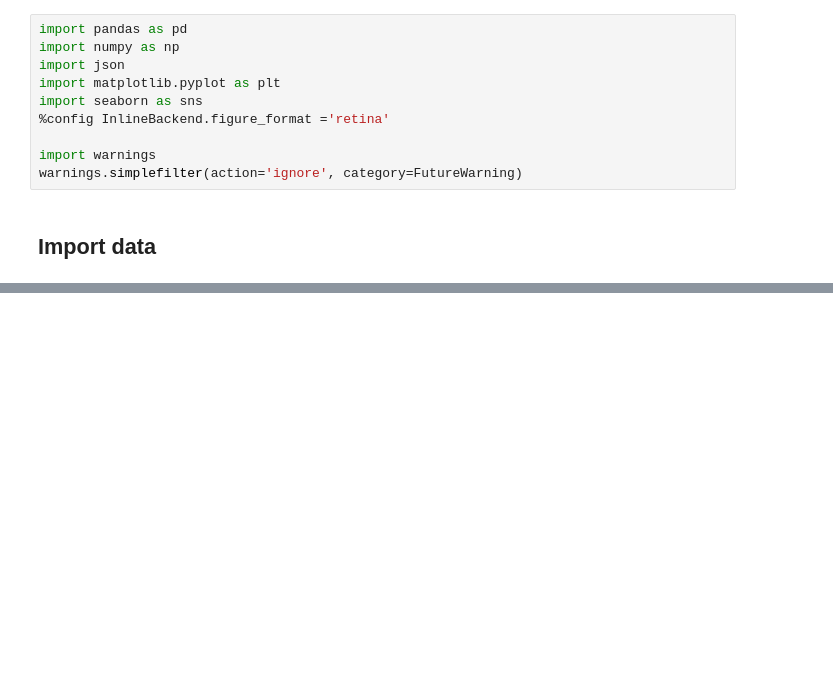
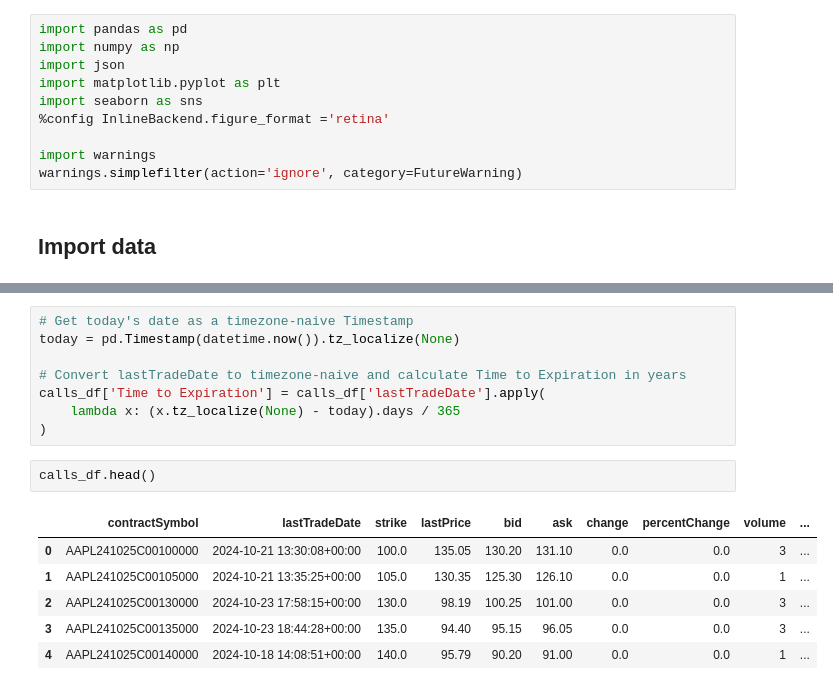
Before and after one commit to EthanFalcao/Defi_Options_Implied_Volatility, a Jupyter notebook: 5. Implied Volatility Surface.ipynb, the cells around one changed output, grey strips where cells are left out. Saved outputs shown, nothing was run; the diff lists cells and outputs as text; blank space fills up the shorter version.

```diff
--- a/5. Implied Volatility Surface.ipynb
+++ b/5. Implied Volatility Surface.ipynb
@@ -281,0 +150,17 @@ corr.style.background_gradient(cmap='coolwarm')
+# %%
+# Get today's date as a timezone-naive Timestamp
+today = pd.Timestamp(datetime.now()).tz_localize(None)
+
+# Convert lastTradeDate to timezone-naive and calculate Time to Expiration in years
+calls_df['Time to Expiration'] = calls_df['lastTradeDate'].apply(
+    lambda x: (x.tz_localize(None) - today).days / 365
+)
+# %%
+calls_df.head()
+# %% [output]
+|  | contractSymbol | lastTradeDate | strike | lastPrice | bid | ask | change | percentChange | volume | ... |
+| 0 | AAPL241025C00100000 | 2024-10-21 13:30:08+00:00 | 100.0 | 135.05 | 130.20 | 131.10 | 0.0 | 0.0 | 3 | ... |
+| 1 | AAPL241025C00105000 | 2024-10-21 13:35:25+00:00 | 105.0 | 130.35 | 125.30 | 126.10 | 0.0 | 0.0 | 1 | ... |
+| 2 | AAPL241025C00130000 | 2024-10-23 17:58:15+00:00 | 130.0 | 98.19 | 100.25 | 101.00 | 0.0 | 0.0 | 3 | ... |
+| 3 | AAPL241025C00135000 | 2024-10-23 18:44:28+00:00 | 135.0 | 94.40 | 95.15 | 96.05 | 0.0 | 0.0 | 3 | ... |
+| 4 | AAPL241025C00140000 | 2024-10-18 14:08:51+00:00 | 140.0 | 95.79 | 90.20 | 91.00 | 0.0 | 0.0 | 1 | ... |
```
Also changed, not shown: parts of 30 cells of this notebook, 4 other files.
